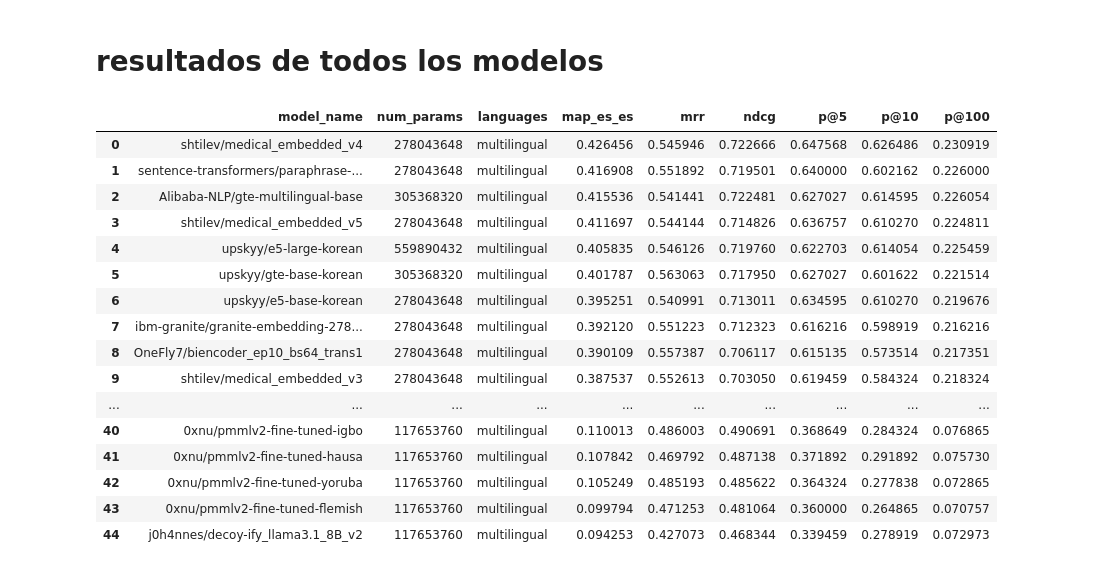
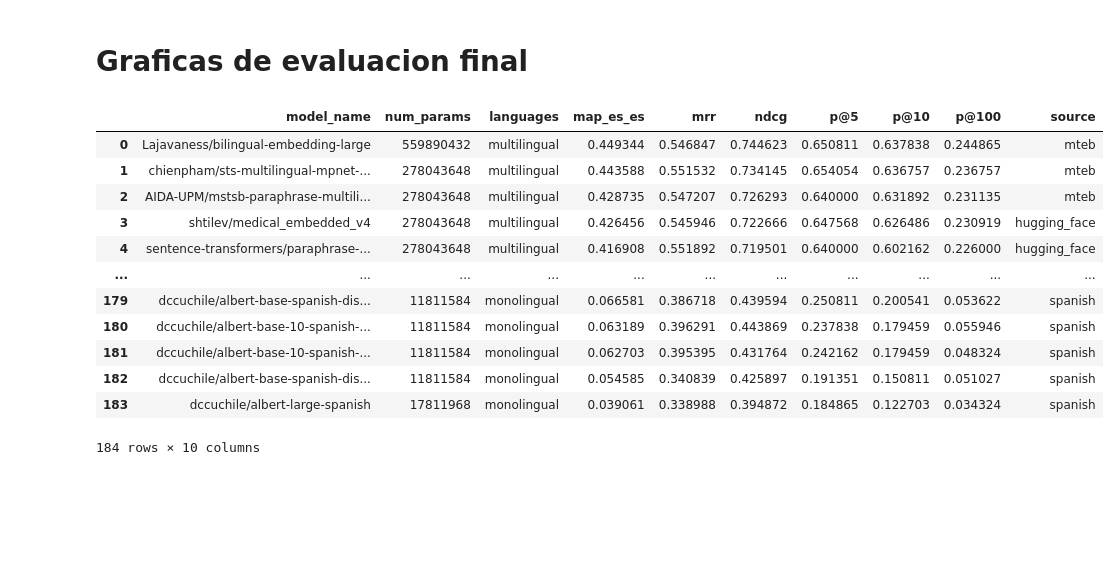
Before and after one commit to davidgc14/TalentCLEF-TaskA, a Jupyter notebook: data_lab.ipynb, the cells around one changed output. Saved outputs shown, nothing was run; the diff lists cells and outputs as text; code cells hidden in the pictures; blank space fills up the shorter version.

```diff
--- a/data_lab.ipynb
+++ b/data_lab.ipynb
@@ -1,25 +1,21 @@
+# %% [markdown]
+# Graficas de evaluacion final
 # %%
 import pandas as pd
+
+df = pd.read_csv('models/results/evaluation_results.csv')
+df
+# %% [output]
+|  | model_name | num_params | languages | map_es_es | mrr | ndcg | p@5 | p@10 | p@100 | source |
+| 0 | Lajavaness/bilingual-embedding-large | 559890432 | multilingual | 0.449344 | 0.546847 | 0.744623 | 0.650811 | 0.637838 | 0.244865 | mteb |
+| 1 | chienpham/sts-multilingual-mpnet-... | 278043648 | multilingual | 0.443588 | 0.551532 | 0.734145 | 0.654054 | 0.636757 | 0.236757 | mteb |
+| 2 | AIDA-UPM/mstsb-paraphrase-multili... | 278043648 | multilingual | 0.428735 | 0.547207 | 0.726293 | 0.640000 | 0.631892 | 0.231135 | mteb |
+| 3 | shtilev/medical_embedded_v4 | 278043648 | multilingual | 0.426456 | 0.545946 | 0.722666 | 0.647568 | 0.626486 | 0.230919 | hugging_face |
+| 4 | sentence-transformers/paraphrase-... | 278043648 | multilingual | 0.416908 | 0.551892 | 0.719501 | 0.640000 | 0.602162 | 0.226000 | hugging_face |
+| ... | ... | ... | ... | ... | ... | ... | ... | ... | ... | ... |
+| 179 | dccuchile/albert-base-spanish-dis... | 11811584 | monolingual | 0.066581 | 0.386718 | 0.439594 | 0.250811 | 0.200541 | 0.053622 | spanish |
+| 180 | dccuchile/albert-base-10-spanish-... | 11811584 | monolingual | 0.063189 | 0.396291 | 0.443869 | 0.237838 | 0.179459 | 0.055946 | spanish |
+| 181 | dccuchile/albert-base-10-spanish-... | 11811584 | monolingual | 0.062703 | 0.395395 | 0.431764 | 0.242162 | 0.179459 | 0.048324 | spanish |
+| 182 | dccuchile/albert-base-spanish-dis... | 11811584 | monolingual | 0.054585 | 0.340839 | 0.425897 | 0.191351 | 0.150811 | 0.051027 | spanish |
+| 183 | dccuchile/albert-large-spanish | 17811968 | monolingual | 0.039061 | 0.338988 | 0.394872 | 0.184865 | 0.122703 | 0.034324 | spanish |
+184 rows × 10 columns
-# %% [markdown]
-# resultados de todos los modelos
-# %%
-df = pd.read_csv('models/results/hf_evaluation_results.csv')
-df
-# %% [output]
-|  | model_name | num_params | languages | map_es_es | mrr | ndcg | p@5 | p@10 | p@100 |
-| 0 | shtilev/medical_embedded_v4 | 278043648 | multilingual | 0.426456 | 0.545946 | 0.722666 | 0.647568 | 0.626486 | 0.230919 |
-| 1 | sentence-transformers/paraphrase-... | 278043648 | multilingual | 0.416908 | 0.551892 | 0.719501 | 0.640000 | 0.602162 | 0.226000 |
-| 2 | Alibaba-NLP/gte-multilingual-base | 305368320 | multilingual | 0.415536 | 0.541441 | 0.722481 | 0.627027 | 0.614595 | 0.226054 |
-| 3 | shtilev/medical_embedded_v5 | 278043648 | multilingual | 0.411697 | 0.544144 | 0.714826 | 0.636757 | 0.610270 | 0.224811 |
-| 4 | upskyy/e5-large-korean | 559890432 | multilingual | 0.405835 | 0.546126 | 0.719760 | 0.622703 | 0.614054 | 0.225459 |
-| 5 | upskyy/gte-base-korean | 305368320 | multilingual | 0.401787 | 0.563063 | 0.717950 | 0.627027 | 0.601622 | 0.221514 |
-| 6 | upskyy/e5-base-korean | 278043648 | multilingual | 0.395251 | 0.540991 | 0.713011 | 0.634595 | 0.610270 | 0.219676 |
-| 7 | ibm-granite/granite-embedding-278... | 278043648 | multilingual | 0.392120 | 0.551223 | 0.712323 | 0.616216 | 0.598919 | 0.216216 |
-| 8 | OneFly7/biencoder_ep10_bs64_trans1 | 278043648 | multilingual | 0.390109 | 0.557387 | 0.706117 | 0.615135 | 0.573514 | 0.217351 |
-| 9 | shtilev/medical_embedded_v3 | 278043648 | multilingual | 0.387537 | 0.552613 | 0.703050 | 0.619459 | 0.584324 | 0.218324 |
-| ... | ... | ... | ... | ... | ... | ... | ... | ... | ... |
-| 40 | 0xnu/pmmlv2-fine-tuned-igbo | 117653760 | multilingual | 0.110013 | 0.486003 | 0.490691 | 0.368649 | 0.284324 | 0.076865 |
-| 41 | 0xnu/pmmlv2-fine-tuned-hausa | 117653760 | multilingual | 0.107842 | 0.469792 | 0.487138 | 0.371892 | 0.291892 | 0.075730 |
-| 42 | 0xnu/pmmlv2-fine-tuned-yoruba | 117653760 | multilingual | 0.105249 | 0.485193 | 0.485622 | 0.364324 | 0.277838 | 0.072865 |
-| 43 | 0xnu/pmmlv2-fine-tuned-flemish | 117653760 | multilingual | 0.099794 | 0.471253 | 0.481064 | 0.360000 | 0.264865 | 0.070757 |
-| 44 | j0h4nnes/decoy-ify_llama3.1_8B_v2 | 117653760 | multilingual | 0.094253 | 0.427073 | 0.468344 | 0.339459 | 0.278919 | 0.072973 |
```
Also changed, not shown: parts of 18 cells of this notebook.
